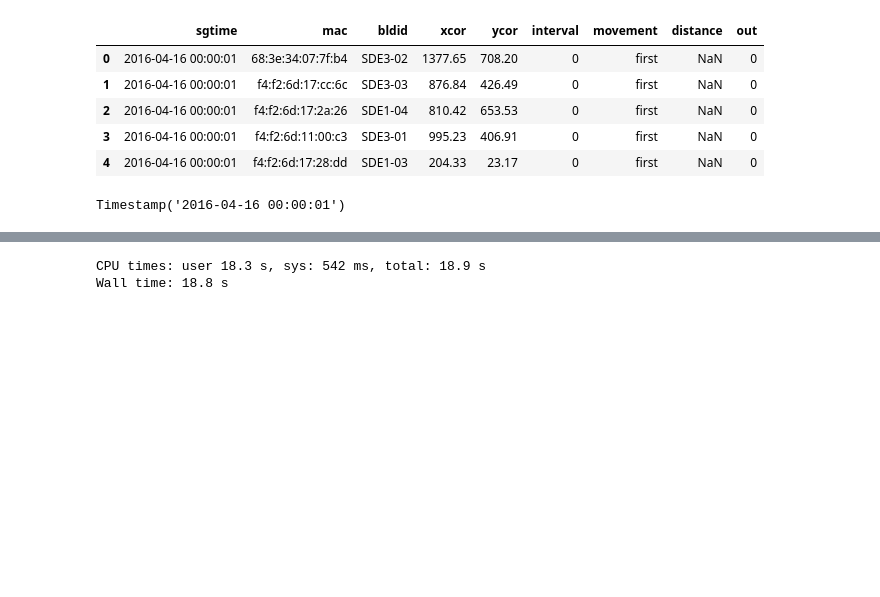
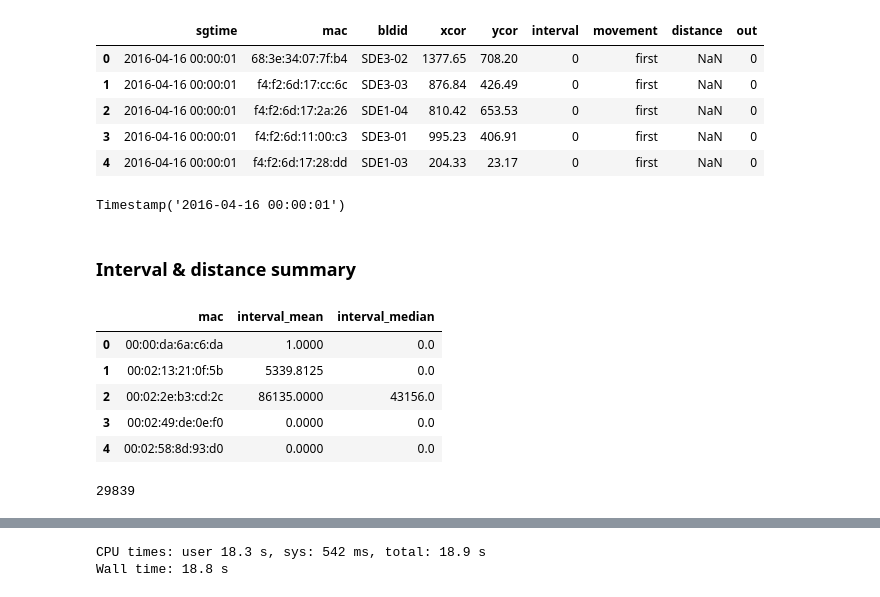
Before and after one commit to Ellen-Co2/ami_sg-work, a Jupyter notebook: SDE/Features.ipynb, the cells around one changed output, grey strips where cells are left out. Saved outputs shown, nothing was run; the diff lists cells and outputs as text; code cells hidden in the pictures; blank space fills up the shorter version.

```diff
--- a/SDE/Features.ipynb
+++ b/SDE/Features.ipynb
@@ -255,3 +270,23 @@ start = t[0]
 start
 # %% [output]
 Timestamp('2016-04-16 00:00:01')
+# %% [markdown]
+### Interval & distance summary
+# %%
+int_mean = new.groupby("mac",as_index=False).agg({"interval":"mean"})
+int_median =new.groupby("mac",as_index=False).agg({"interval":"median"})
+#mov_all = int_mean.join(int_median,on="mac",right_index=False)
+int_all = pd.merge(int_mean, int_median, on="mac", how = "left",suffixes=('_mean', '_median'))
+
+int_all.head()
+# %% [output]
+|  | mac | interval_mean | interval_median |
+| 0 | 00:00:da:6a:c6:da | 1.0000 | 0.0 |
+| 1 | 00:02:13:21:0f:5b | 5339.8125 | 0.0 |
+| 2 | 00:02:2e:b3:cd:2c | 86135.0000 | 43156.0 |
+| 3 | 00:02:49:de:0e:f0 | 0.0000 | 0.0 |
+| 4 | 00:02:58:8d:93:d0 | 0.0000 | 0.0 |
+# %%
+len(int_all[int_all["interval_mean"]<=0])
+# %% [output]
+29839
```
Also changed, not shown: parts of 14 cells of this notebook, 11 other files.
